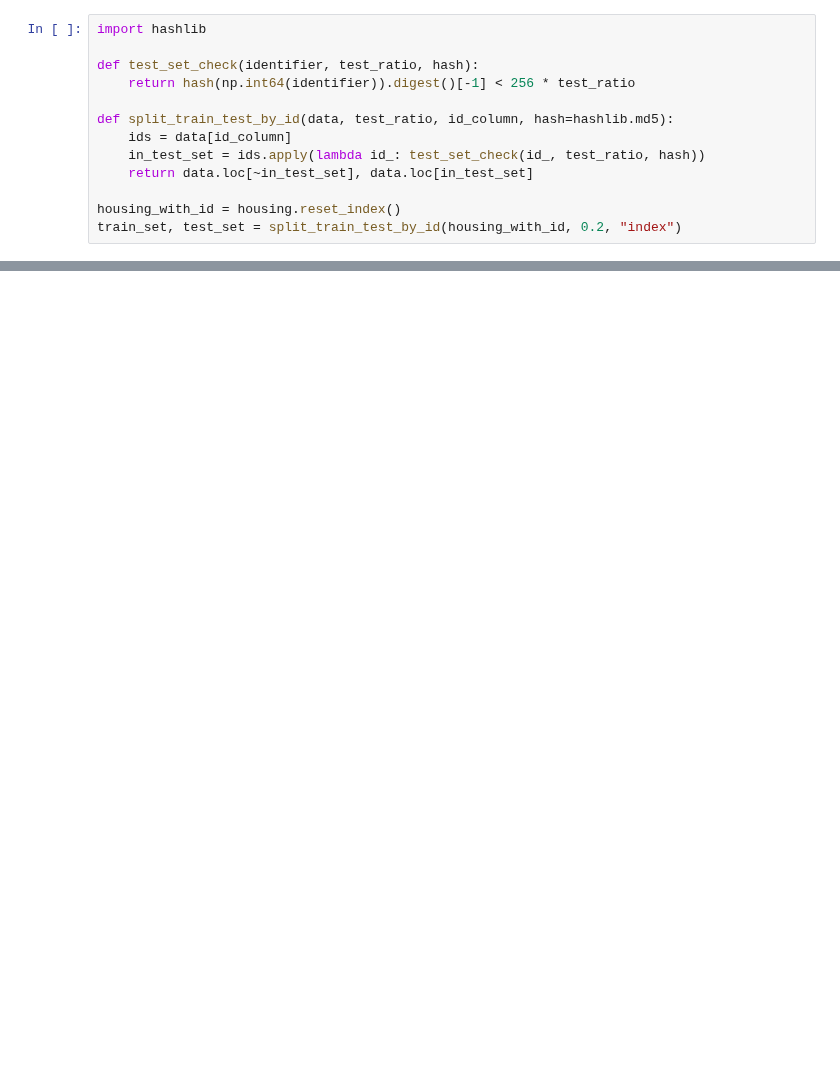
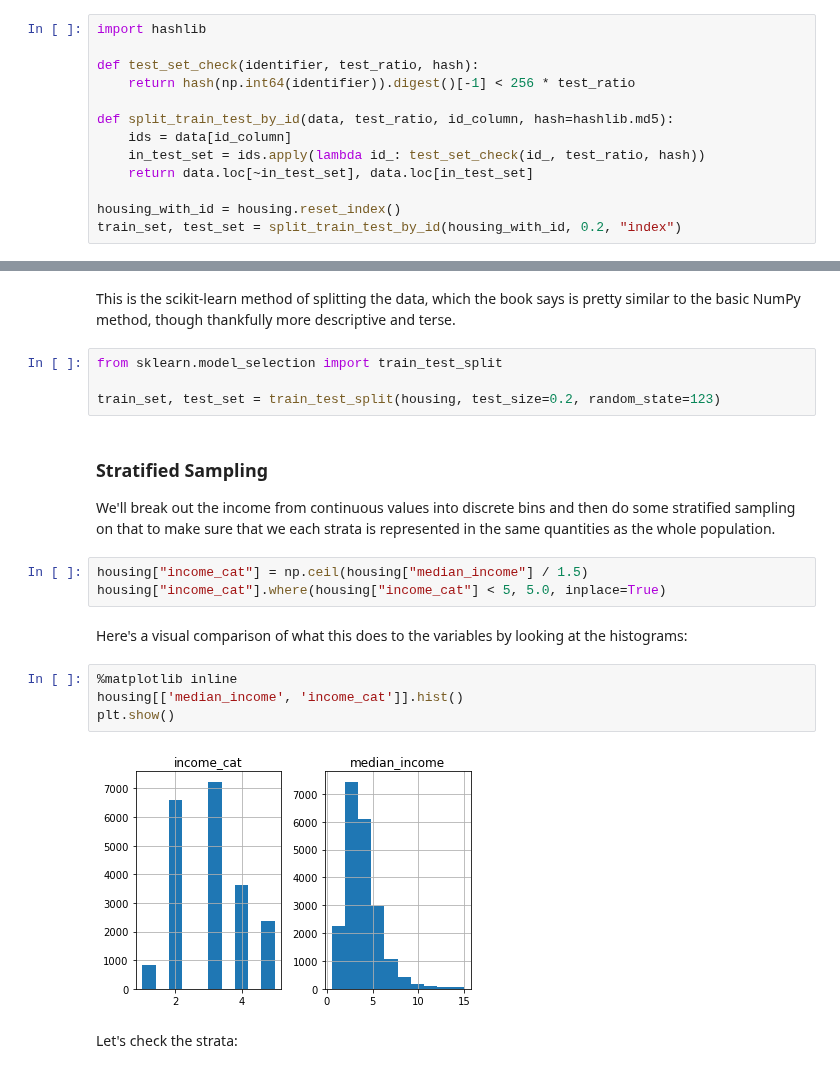
Before and after one commit to jeremy-j-ackso/tensorflow-practice, a Jupyter notebook: Housing.ipynb, the cells around one changed output, grey strips where cells are left out. Drawn from its saved outputs; the diff is of its cells as text; blank space fills up the shorter version.

```diff
--- a/Housing.ipynb
+++ b/Housing.ipynb
@@ -109,0 +135,22 @@ train_set, test_set = split_train_test_by_id(housing_with_id, 0.2, "index")
+# %% [markdown]
+This is the scikit-learn method of splitting the data, which the book says is pretty similar to the basic NumPy method, though thankfully more descriptive and terse.
+# %%
+from sklearn.model_selection import train_test_split
+
+train_set, test_set = train_test_split(housing, test_size=0.2, random_state=123)
+# %% [markdown]
+### Stratified Sampling
+We'll break out the income from continuous values into discrete bins and then do some stratified sampling on that to make sure that we each strata is represented in the same quantities as the whole population.
+# %%
+housing["income_cat"] = np.ceil(housing["median_income"] / 1.5)
+housing["income_cat"].where(housing["income_cat"] < 5, 5.0, inplace=True)
+# %% [markdown]
+Here's a visual comparison of what this does to the variables by looking at the histograms:
+# %%
+%matplotlib inline
+housing[['median_income', 'income_cat']].hist()
+plt.show()
+# %% [output]
+[figure, added]
+# %% [markdown]
+Let's check the strata:
```
Also changed, not shown: parts of 21 cells of this notebook.
